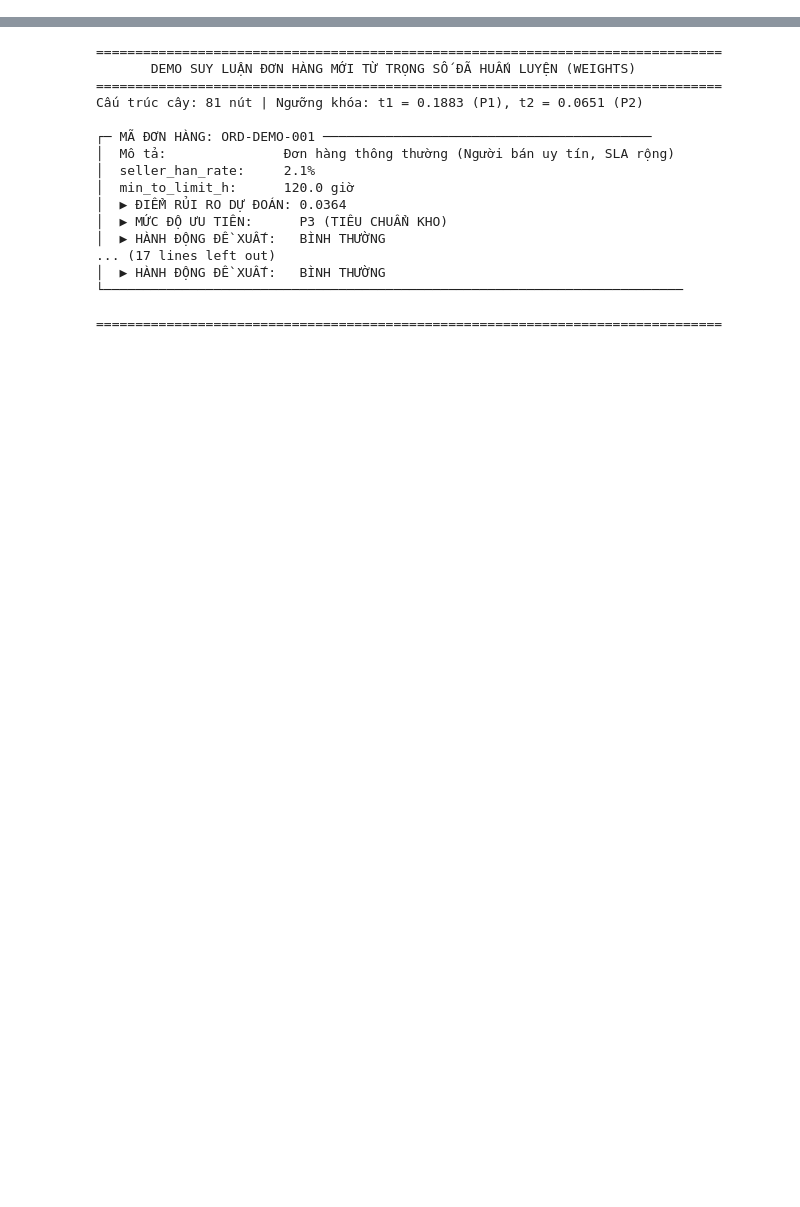
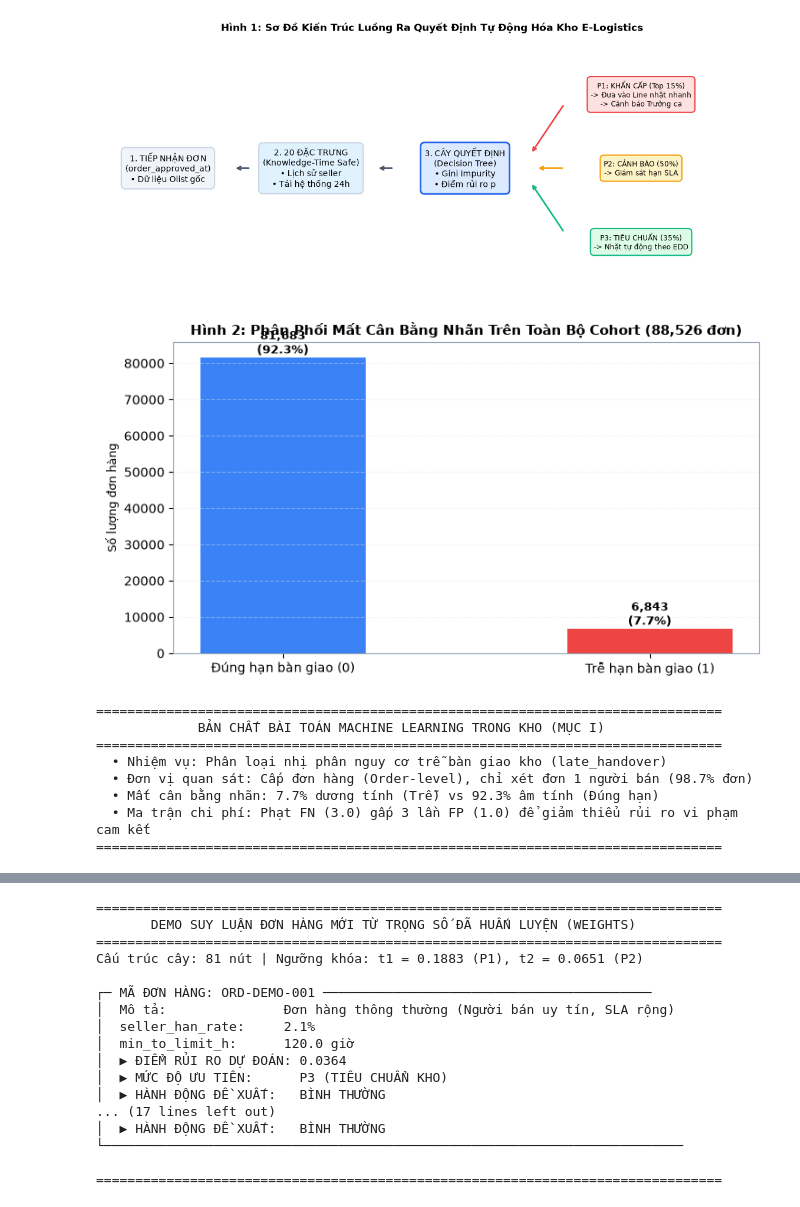
Before and after one commit to ntdat2036/E_logistics, a Jupyter notebook: notebook.ipynb, the cells around one changed output, grey strips where cells are left out. Drawn from its saved outputs; the diff is of its cells as text; code cells hidden in the pictures; blank space fills up the shorter version.

Commit message:
feat: add comprehensive inventory triage analytics, model comparison outputs, and visualization suite

```diff
--- a/notebook.ipynb
+++ b/notebook.ipynb
@@ -1703,0 +87,69 @@ Cell dưới đây nạp trọng số đã huấn luyện từ `weights/tree.jso
+# %%
+# Mục I: Sơ đồ luồng quyết định AI Triage và Phân bổ tỷ lệ nhãn thực tế
+# Hình 1: Sơ đồ luồng quyết định vận hành kho
+fig1, ax1 = plt.subplots(figsize=(11.5, 4.8))
+ax1.set_xlim(0, 12)
+ax1.set_ylim(0, 5)
+ax1.axis('off')
+
+# Hộp quy trình
+box_kw = dict(boxstyle="round,pad=0.5", ec="#cbd5e1", lw=1.5)
+ax1.text(1.2, 2.5, "1. TIẾP NHẬN ĐƠN\n(order_approved_at)\n• Dữ liệu Olist gốc", ha='center', va='center', bbox=dict(box_kw, fc='#f1f5f9'))
+ax1.text(3.8, 2.5, "2. 20 ĐẶC TRƯNG\n(Knowledge-Time Safe)\n• Lịch sử seller\n• Tải hệ thống 24h", ha='center', va='center', bbox=dict(box_kw, fc='#e0f2fe'))
+ax1.text(6.6, 2.5, "3. CÂY QUYẾT ĐỊNH\n(Decision Tree)\n• Gini Impurity\n• Điểm rủi ro p", ha='center', va='center', bbox=dict(box_kw, fc='#dbeafe', ec='#2563eb', lw=2))
+
+# Hộp phân tầng
+ax1.text(9.8, 4.0, "P1: KHẨN CẤP (Top 15%)\n-> Đưa vào Line nhặt nhanh\n-> Cảnh báo Trưởng ca", ha='center', va='center', fontsize=8.5, bbox=dict(box_kw, fc='#fee2e2', ec='#ef4444'))
+ax1.text(9.8, 2.5, "P2: CẢNH BÁO (50%)\n-> Giám sát hạn SLA", ha='center', va='center', fontsize=8.5, bbox=dict(box_kw, fc='#fef3c7', ec='#f59e0b'))
+ax1.text(9.8, 1.0, "P3: TIÊU CHUẨN (35%)\n-> Nhặt tự động theo EDD", ha='center', va='center', fontsize=8.5, bbox=dict(box_kw, fc='#dcfce7', ec='#10b981'))
+
+# Mũi tên liên kết
+arr_kw = dict(arrowstyle="->", lw=2, color="#475569")
+ax1.annotate("", xy=(2.4, 2.5), xytext=(2.7, 2.5), arrowprops=arr_kw)
+ax1.annotate("", xy=(5.0, 2.5), xytext=(5.3, 2.5), arrowprops=arr_kw)
+ax1.annotate("", xy=(7.8, 2.8), xytext=(8.4, 3.8), arrowprops=dict(arr_kw, color='#ef4444'))
+ax1.annotate("", xy=(7.9, 2.5), xytext=(8.4, 2.5), arrowprops=dict(arr_kw, color='#f59e0b'))
+ax1.annotate("", xy=(7.8, 2.2), xytext=(8.4, 1.2), arrowprops=dict(arr_kw, color='#10b981'))
+
+fig1.suptitle('Hình 1: Sơ Đồ Kiến Trúc Luồng Ra Quyết Định Tự Động Hóa Kho E-Logistics', fontsize=12, fontweight='bold')
+plt.tight_layout()
+plt.show()
+
+# Hình 2: Tỷ lệ mất cân bằng nhãn thực tế
+fig2, ax2 = plt.subplots(figsize=(7.5, 4.2))
+classes = ['Đúng hạn bàn giao (0)', 'Trễ hạn bàn giao (1)']
+counts = [81683, 6843]
+pcts = [counts[0]/sum(counts)*100, counts[1]/sum(counts)*100]
+
+bars = ax2.bar(classes, counts, color=[C_ONTIME, C_LATE], width=0.45)
+ax2.set_ylabel('Số lượng đơn hàng', fontsize=9.5)
+ax2.set_title('Hình 2: Phân Phối Mất Cân Bằng Nhãn Trên Toàn Bộ Cohort (88,526 đơn)', fontsize=10.5, fontweight='bold')
+ax2.grid(axis='y', alpha=0.4)
+
+for bar, pct in zip(bars, pcts):
+    h = bar.get_height()
+    ax2.annotate(f'{h:,}\n({pct:.1f}%)', xy=(bar.get_x() + bar.get_width()/2, h),
+                 xytext=(0, 3), textcoords="offset points", ha='center', fontsize=9, fontweight='bold')
+
+plt.tight_layout()
+plt.show()
+
+print("=" * 80)
+print("             BẢN CHẤT BÀI TOÁN MACHINE LEARNING TRONG KHO (MỤC I)")
+print("=" * 80)
+print("  • Nhiệm vụ: Phân loại nhị phân nguy cơ trễ bàn giao kho (late_handover)")
+print("  • Đơn vị quan sát: Cấp đơn hàng (Order-level), chỉ xét đơn 1 người bán (98.7% đơn)")
+print("  • Mất cân bằng nhãn: 7.7% dương tính (Trễ) vs 92.3% âm tính (Đúng hạn)")
+print("  • Ma trận chi phí: Phạt FN (3.0) gấp 3 lần FP (1.0) để giảm thiểu rủi ro vi phạm cam kết")
+print("=" * 80)
+# %% [output]
+[figure, added]
+[figure, added]
+================================================================================
+             BẢN CHẤT BÀI TOÁN MACHINE LEARNING TRONG KHO (MỤC I)
+================================================================================
+  • Nhiệm vụ: Phân loại nhị phân nguy cơ trễ bàn giao kho (late_handover)
+  • Đơn vị quan sát: Cấp đơn hàng (Order-level), chỉ xét đơn 1 người bán (98.7% đơn)
+  • Mất cân bằng nhãn: 7.7% dương tính (Trễ) vs 92.3% âm tính (Đúng hạn)
+  • Ma trận chi phí: Phạt FN (3.0) gấp 3 lần FP (1.0) để giảm thiểu rủi ro vi phạm cam kết
+================================================================================
```
Also changed, not shown: parts of 114 cells of this notebook, 58 other files.
